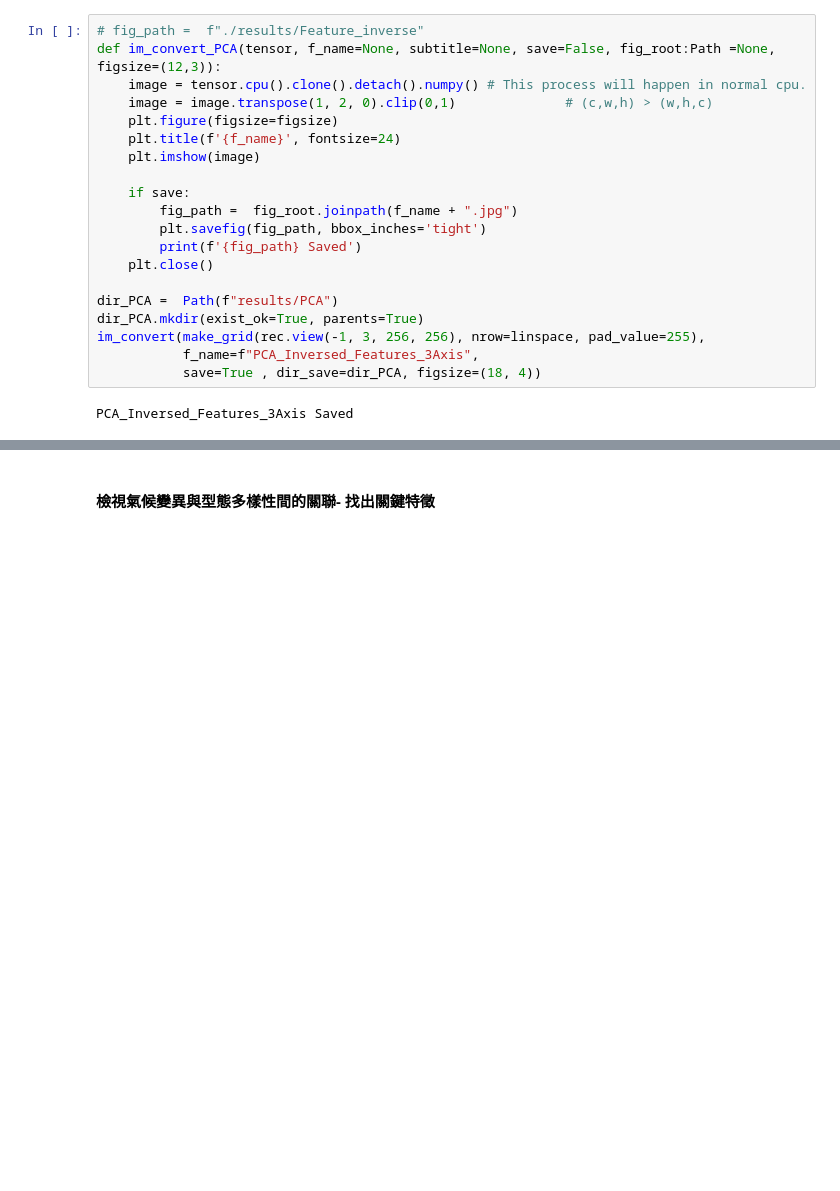
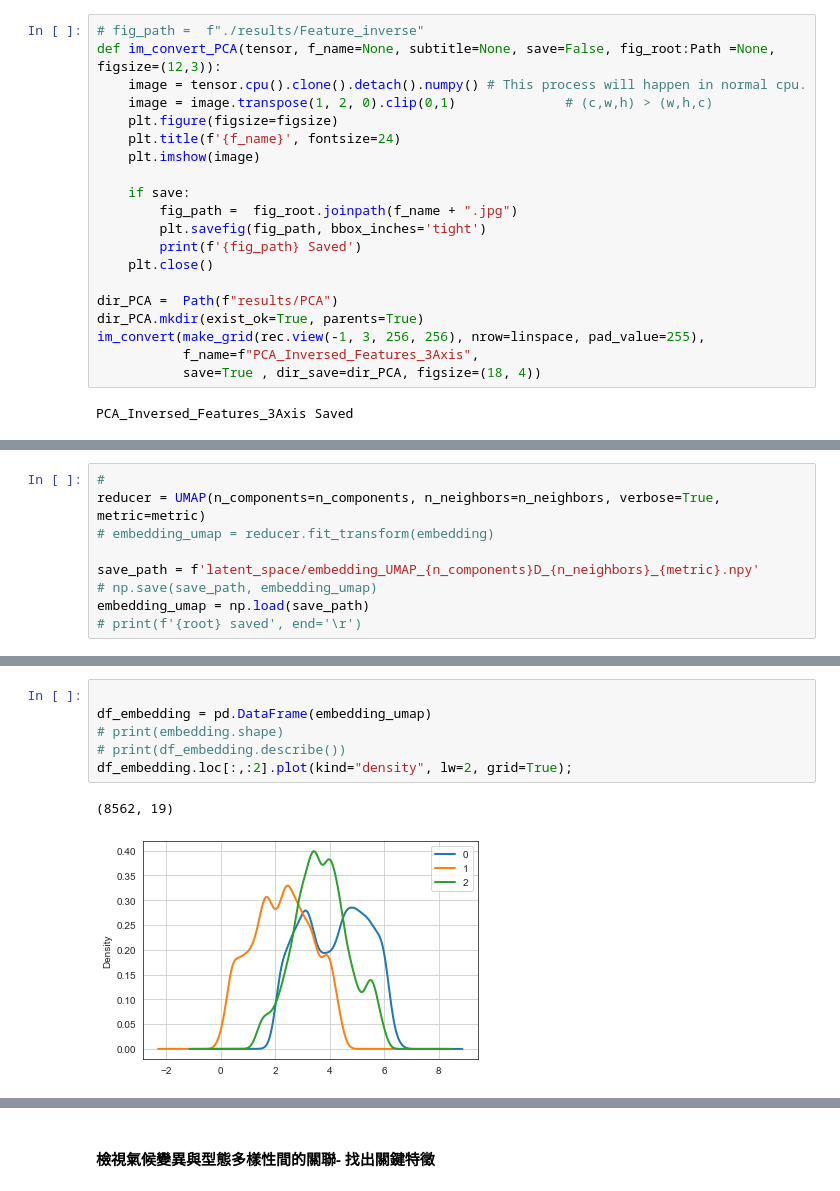
Before and after one commit to YunghuiHsu/Moth_Project, a Jupyter notebook: Moth_thermal/vsc/explore_LatentSpace.ipynb, the cells around one changed output, grey strips where cells are left out. Drawn from its saved outputs; the diff is of its cells as text; blank space fills up the shorter version.

```diff
--- a/Moth_thermal/vsc/explore_LatentSpace.ipynb
+++ b/Moth_thermal/vsc/explore_LatentSpace.ipynb
@@ -549,0 +628,9 @@ PCA_Inversed_Features_3Axis Saved
+# %%
+#
+reducer = UMAP(n_components=n_components, n_neighbors=n_neighbors, verbose=True, metric=metric)
+# embedding_umap = reducer.fit_transform(embedding)
+
+save_path = f'latent_space/embedding_UMAP_{n_components}D_{n_neighbors}_{metric}.npy'
+# np.save(save_path, embedding_umap)
+embedding_umap = np.load(save_path)
+# print(f'{root} saved', end='\r')
@@ -549,0 +652,9 @@ PCA_Inversed_Features_3Axis Saved
+# %%
+
+df_embedding = pd.DataFrame(embedding_umap)
+# print(embedding.shape)
+# print(df_embedding.describe())
+df_embedding.loc[:,:2].plot(kind="density", lw=2, grid=True);
+# %% [output]
+(8562, 19)
+[figure, added]
```
Also changed, not shown: parts of 23 cells of this notebook.
